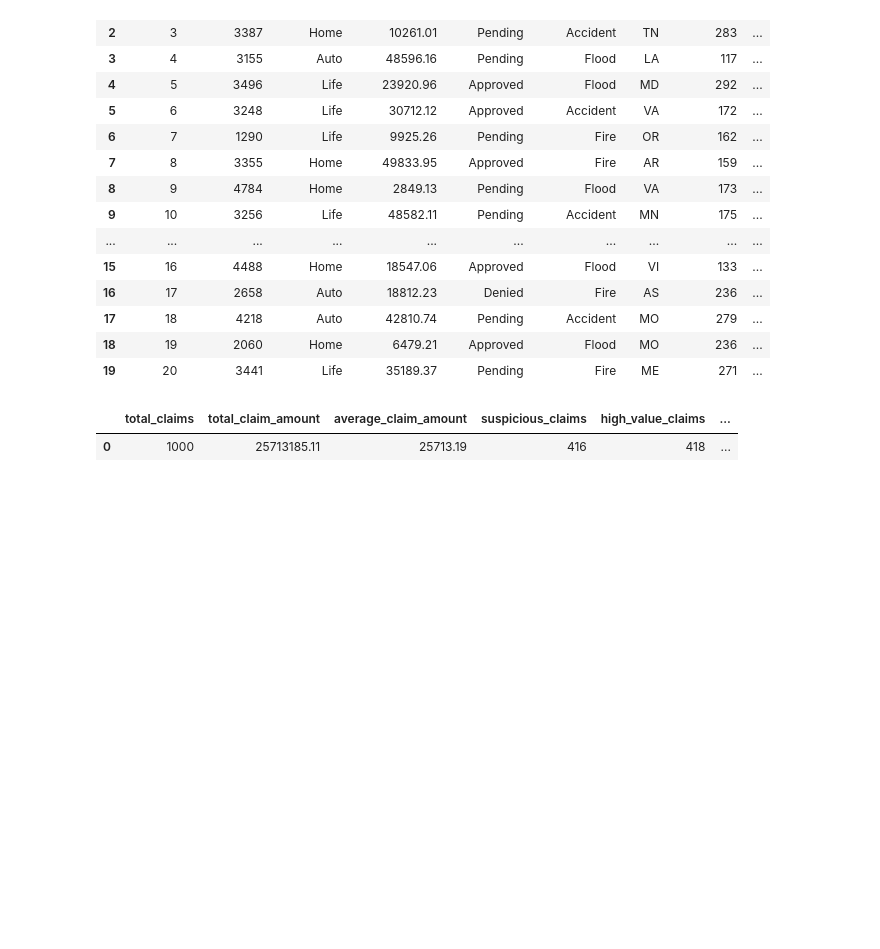
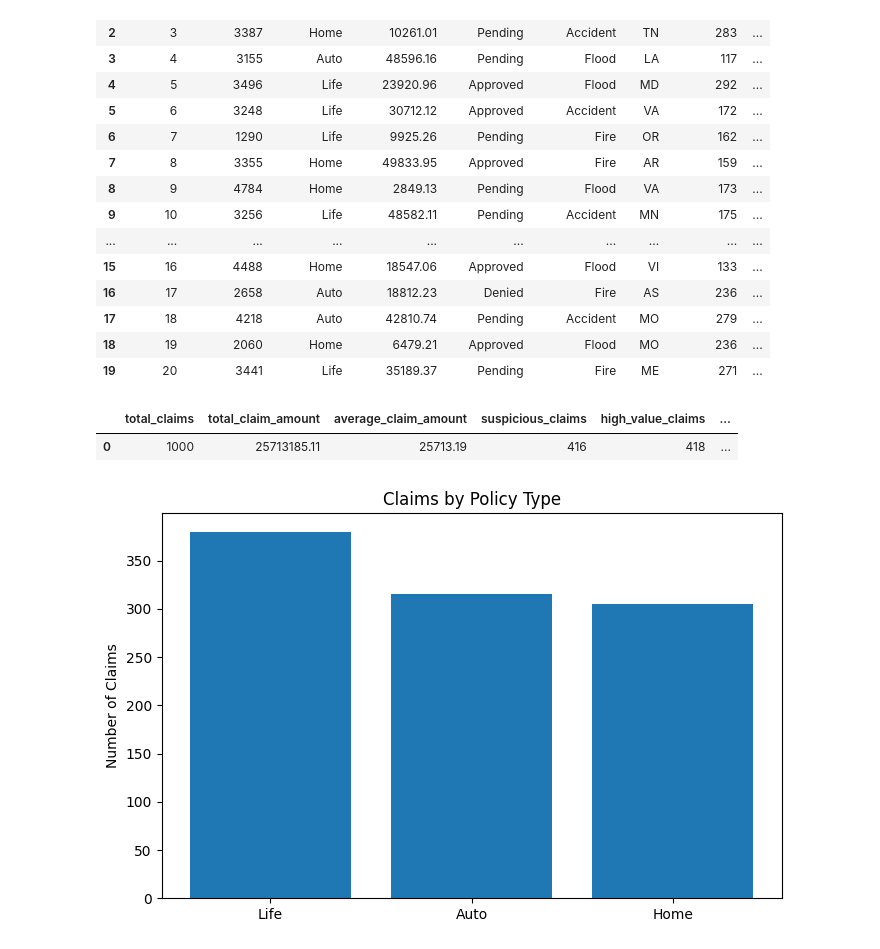
Before and after one commit to dammylee2244/insurance-claims-analytics-platform, a Jupyter notebook: insurance_claims_exploration.ipynb.ipynb, the cells around one changed output. Cells and saved outputs as stored; diff of their text form; code cells hidden in the pictures; blank space fills up the shorter version.

Commit message:
Added insurance analytics visualizations

```diff
--- a/insurance_claims_exploration.ipynb.ipynb
+++ b/insurance_claims_exploration.ipynb.ipynb
@@ -31,0 +35,26 @@ gold_df
+# %%
+claims_df = pd.read_csv("data/silver/cleaned_claims.csv")
+
+policy_df = pd.read_csv(
+    "data/gold/policy_risk_scores.csv"
+)
+
+adjuster_df = pd.read_csv(
+    "data/gold/adjuster_workload_analysis.csv"
+)
+# %%
+policy_counts = claims_df["policy_type"].value_counts()
+
+plt.figure(figsize=(8,5))
+
+plt.bar(
+    policy_counts.index,
+    policy_counts.values
+)
+
+plt.title("Claims by Policy Type")
+plt.ylabel("Number of Claims")
+
+plt.show()
+# %% [output]
+[figure, added]
```
Also changed, not shown: parts of 10 cells of this notebook.
